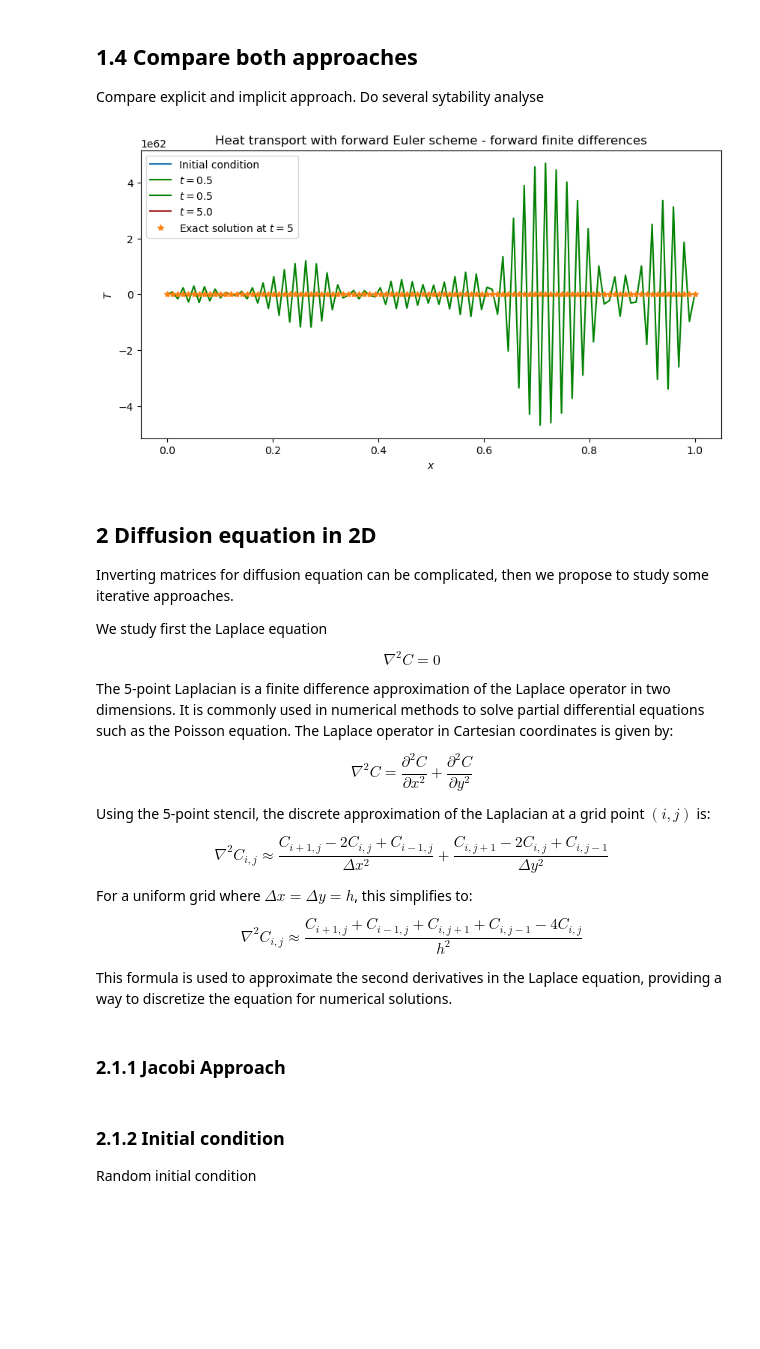
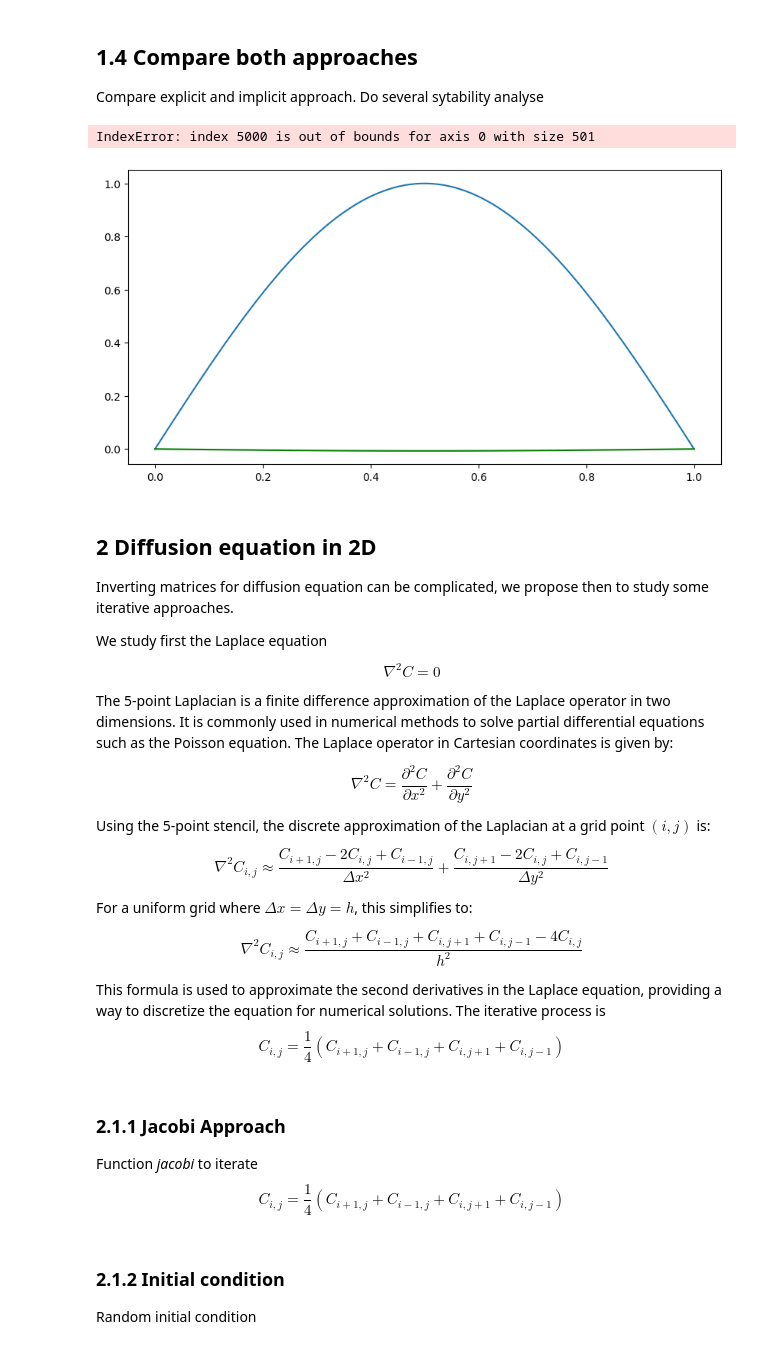
Before and after one commit to jmfullana/CalcSci, a Jupyter notebook: TP5/TP5.ipynb, the cells around one changed output. Drawn from its saved outputs; the diff is of its cells as text; code cells hidden in the pictures; blank space fills up the shorter version.

```diff
--- a/TP5/TP5.ipynb
+++ b/TP5/TP5.ipynb
@@ -71,6 +101,3 @@ $\displaystyle C_{0} e^{- \frac{D \pi^{2} t}{L^{2}}} \sin{\left(\frac{\pi x}{L}
 sp.diff(f,t) - D * sp.diff(sp.diff(f, x),x)
 # %% [output]
 $\displaystyle 0$
-# %%
-f = f.subs({C0:1, D:1, L:1,t:0.5, pi:sp.pi})
-f
@@ -137,7 +166,7 @@ x = np.linspace(0., L, nx)     # coordinates of grid points
 ti = 0.                         # initial time
 tf = 5.                         # final time
 
-dt = 0.0001
+dt = 0.00001
 
 nt = int((tf-ti) / dt)          # number of time steps
 
@@ -415,25 +444,24 @@ for i in range(nt):
 # %%
 # plot the solution at several times
 fig, ax = plt.subplots(figsize=(10, 5))
 
 ax.plot(x, T[0], label='Initial condition')
 ax.plot(x, T[int(0.5/dt)], color='green', label='$t=0.5$')
 ax.plot(x, Timp[int(0.05/dt)], color='green', label='$t=0.5$')
 
 ax.plot(x, T[-1], color='brown', label=f'$t={tf}$')
 ax.plot(x, exact_solution(x, 0.05, D), '*', label='Exact solution at $t=5$')
 
 
 ax.set_xlabel('$x$')
 ax.set_ylabel('$T$')
-ax.set_title('Heat transport with forward Euler scheme'
-             ' - forward finite differences')
-ax.legend();
+ax.set_title('Comparison of Implicit and Explicit schemes')
 # %% [output]
+IndexError: index 5000 is out of bounds for axis 0 with size 501
-[figure, old version]
+[figure, new version]
 # %% [markdown]
 ## 2 Diffusion equation in 2D
-Inverting matrices for diffusion equation can be complicated, then we propose to study some iterative approaches.
+Inverting matrices for diffusion equation can be complicated, we propose then to study some iterative approaches.
 
 We study first the Laplace equation
 
@@ -454,12 +482,16 @@ For a uniform grid where $\Delta x = \Delta y = h$, this simplifies to:
 $$ \nabla^2 C_{i,j} \approx \frac{C_{i+1,j} + C_{i-1,j} + C_{i,j+1} + C_{i,j-1} - 4C_{i,j}}{h^2} $$
 
 This formula is used to approximate the second derivatives in the Laplace equation, providing a way to discretize the equation for numerical solutions.
+The iterative process is
+$$ C_{i,j} = \frac{1}{4} ( C_{i+1,j} + C_{i-1,j} + C_{i,j+1} + C_{i,j-1} ) $$
 # %%
 import matplotlib as ml
 def showsol(sol):
     plt.imshow(sol.T,cmap=ml.cm.Blues,interpolation='none',origin='lower')
-# %% [markdown]
-### 2.1.1 Jacobi Approach
+# %% [markdown]
+### 2.1.1 Jacobi Approach
+Function *jacobi* to iterate
+$$ C_{i,j} = \frac{1}{4} ( C_{i+1,j} + C_{i-1,j} + C_{i,j+1} + C_{i,j-1} ) $$
 # %%
 def jacobi(grid):
     newgrid = np.zeros(shape=grid.shape,dtype=grid.dtype)
```
Also changed, not shown: parts of 23 cells of this notebook.
